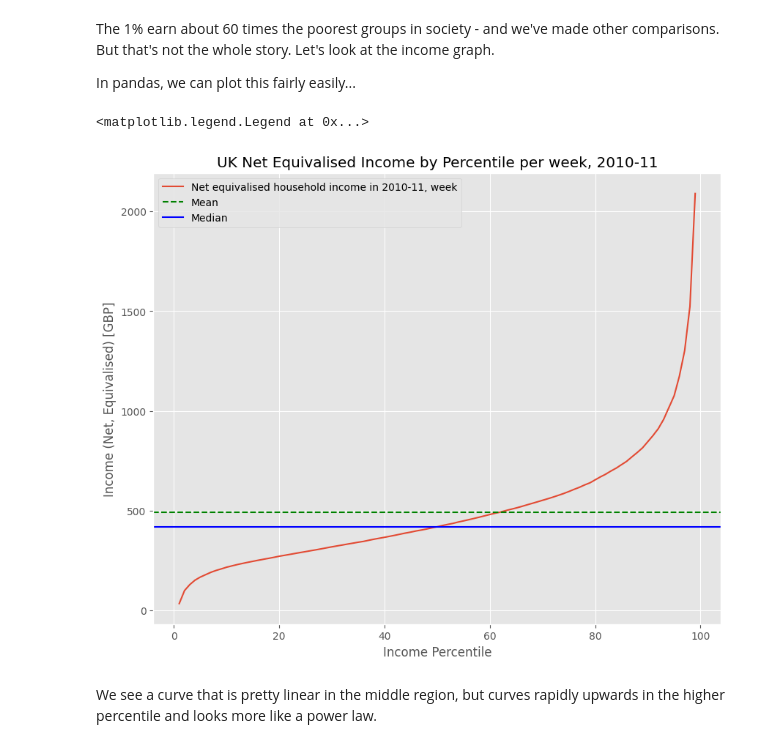
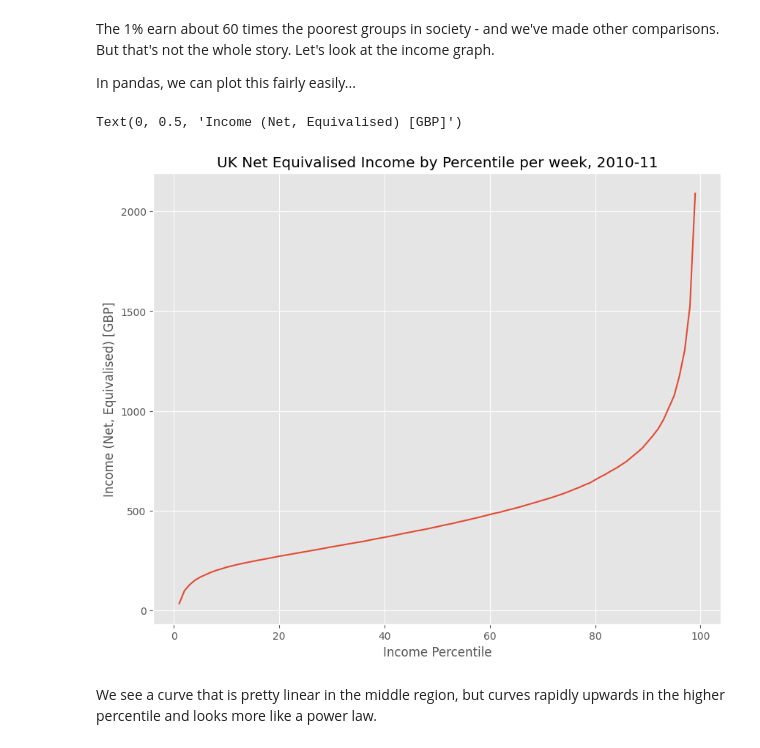
Before and after one commit to joydeneve/QM2, a Jupyter notebook: notebooks/W02. Pandas.ipynb, the cells around one changed output. Saved outputs shown, nothing was run; the diff lists cells and outputs as text; code cells hidden in the pictures.

```diff
--- a/notebooks/W02. Pandas.ipynb
+++ b/notebooks/W02. Pandas.ipynb
@@ -205,17 +197,11 @@ In pandas, we can plot this fairly easily...
 # %%
 income['Net equivalised household income in 2010-11, week'].plot()
 plt.title('UK Net Equivalised Income by Percentile per week, 2010-11')
 plt.xlabel('Income Percentile')
 plt.ylabel('Income (Net, Equivalised) [GBP]')
-mean_income = income['Net equivalised household income in 2010-11, week'].mean()
-plt.axhline(y=mean_income, color='g', linestyle='--', label='Mean')
-plt.legend()
-median_income = income['Net equivalised household income in 2010-11, week'].median()
-plt.axhline(y=median_income, color='b', linestyle='-', label='Median') # This line adds the median line
-plt.legend()
 # %% [output]
-<matplotlib.legend.Legend at 0x...>
+Text(0, 0.5, 'Income (Net, Equivalised) [GBP]')
-[figure, old version]
+[figure, new version]
 # %% [markdown]
 We see a curve that is pretty linear in the middle region, but curves rapidly upwards in the higher percentile and looks more like a power law.
 # %% [markdown]
```
Also changed, not shown: parts of 14 cells of this notebook.
